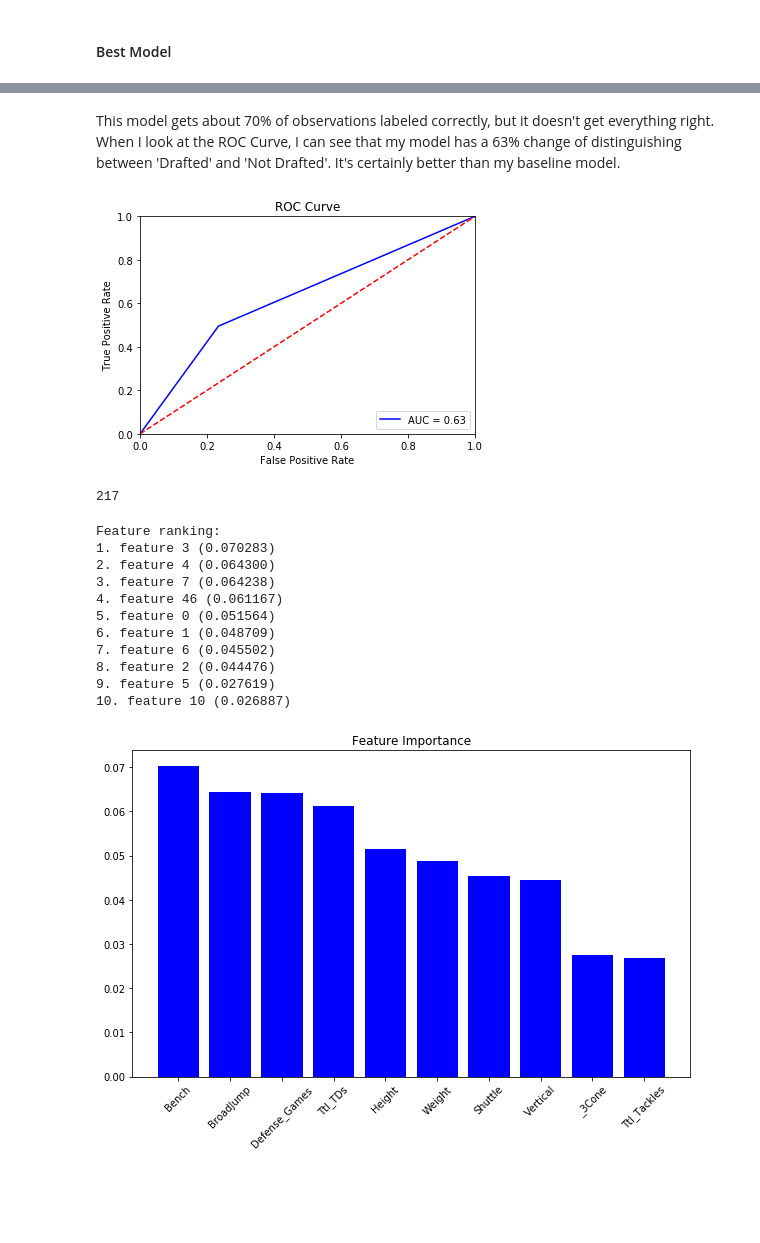
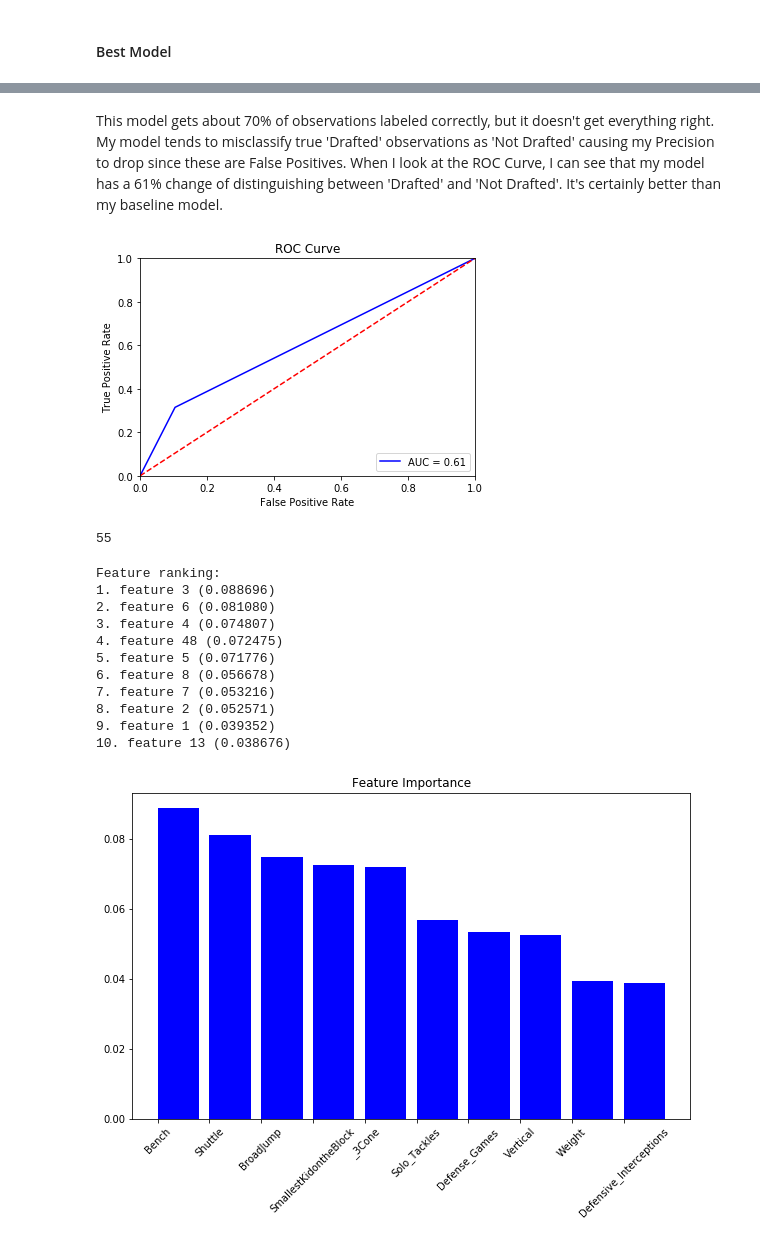
Before and after one commit to mcerow/pick_me, a Jupyter notebook: 05_Modeling_&_Model_Evaluation.ipynb, the cells around one changed output, grey strips where cells are left out. Drawn from its saved outputs; the diff is of its cells as text; code cells hidden in the pictures; blank space fills up the shorter version.

Commit message:
revised models and comments

```diff
--- a/05_Modeling_&_Model_Evaluation.ipynb
+++ b/05_Modeling_&_Model_Evaluation.ipynb
@@ -78,0 +81,5 @@ df.head()
+# %%
+df['Position'] = df['Position'].astype('category').cat.codes
+df['School'] = df['School'].astype('category').cat.codes
+df['Pos'] = df['Pos'].astype('category').cat.codes
+df.head()
@@ -591,7 +651,7 @@ def feature_importance(model, X, y):
 
     plt.figure(figsize = (10, 6))
     plt.title("Feature Importance")
-    plt.bar(range(10), top_10, color="b", yerr = std_top10, align='center')
+    plt.bar(range(10), top_10, color="b", yerr = std_top10, align='edge')
     plt.xticks(range(10), x_ticks, rotation = 45)
     plt.savefig('images/best_model_feat_import')
     plt.show()
@@ -801,7 +861,7 @@ grid_search_cv(GradientBoostingClassifier(), features, target, params = params,
 # %%
-gradient_boost_gs = gradient_boosting(features, target, n_estimators=500, max_depth=3, min_samples_split=2,
+gradient_boost_gs = gradient_boosting(features_rf, target, n_estimators=300, max_depth=3, min_samples_split=10,
                                       max_features='sqrt', learning_rate=0.1)
-scoring(gradient_boost_gs, features, target)
+scoring(gradient_boost_gs, features_rf, target)
 # %% [output]
 |  | Model | Accuracy | Precision | Recall | F1 Score | ROC AUC Score |
 | 0 | 'base_model' | 0.489 | 0.570 | 0.489 | 0.510 | 0.491 |
@@ -1321,26 +1383,26 @@ plot_conf_matrix(gradboost_st, features, target)
 # %% [markdown]
-This model gets about 70% of observations labeled correctly, but it doesn't get everything right. When I look at the ROC Curve, I can see that my model has a 63% change of distinguishing between 'Drafted' and 'Not Drafted'. It's certainly better than my baseline model.
+This model gets about 70% of observations labeled correctly, but it doesn't get everything right. My model tends to misclassify true 'Drafted' observations as 'Not Drafted' causing my Precision to drop since these are False Positives. When I look at the ROC Curve, I can see that my model has a 61% change of distinguishing between 'Drafted' and 'Not Drafted'. It's certainly better than my baseline model.
 # %%
-plot_auc_curve(gradboost_st, features, target)
+plot_auc_curve(gradient_boost_gs, features_rf, target)
 # %% [output]
-[figure, old version]
+[figure, new version]
 # %%
-len(list(features))
+len(list(features_rf))
 # %% [output]
-217
+55
 # %%
-feature_importance(gradboost_st, features, target)
+feature_importance(gradient_boost_gs, features_rf, target)
 # %% [output]
 Feature ranking:
-1. feature 3 (0.070283)
-2. feature 4 (0.064300)
-3. feature 7 (0.064238)
-4. feature 46 (0.061167)
-5. feature 0 (0.051564)
-6. feature 1 (0.048709)
-7. feature 6 (0.045502)
-8. feature 2 (0.044476)
-9. feature 5 (0.027619)
-10. feature 10 (0.026887)
+1. feature 3 (0.088696)
+2. feature 6 (0.081080)
+3. feature 4 (0.074807)
+4. feature 48 (0.072475)
+5. feature 5 (0.071776)
+6. feature 8 (0.056678)
+7. feature 7 (0.053216)
+8. feature 2 (0.052571)
+9. feature 1 (0.039352)
+10. feature 13 (0.038676)
-[figure, old version]
+[figure, new version]
 # %% [markdown]
```
Also changed, not shown: parts of 48 cells of this notebook, 10 other files.
